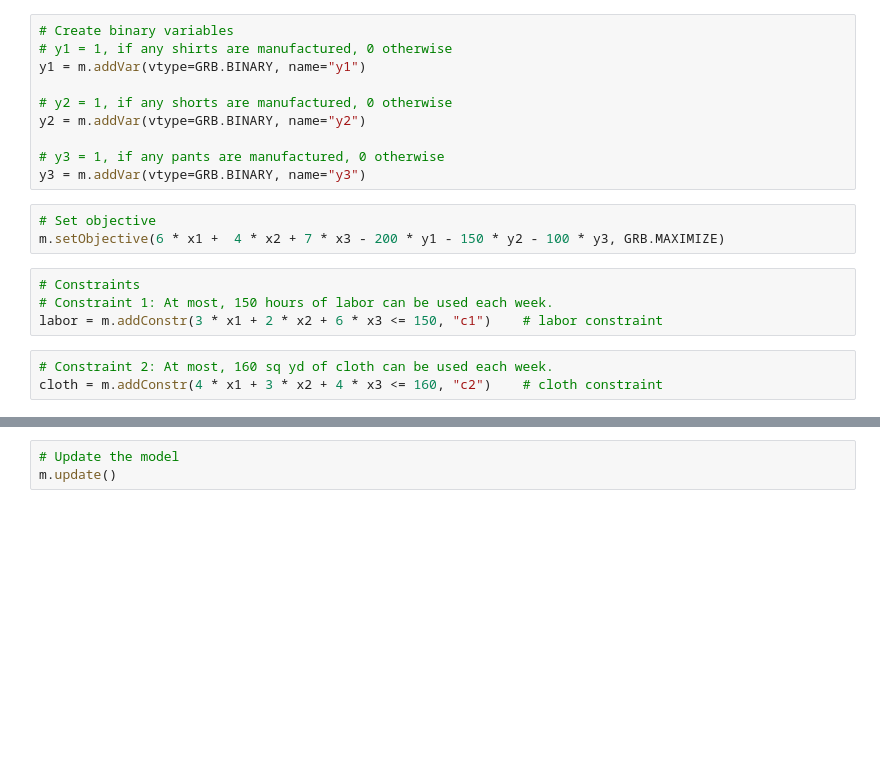
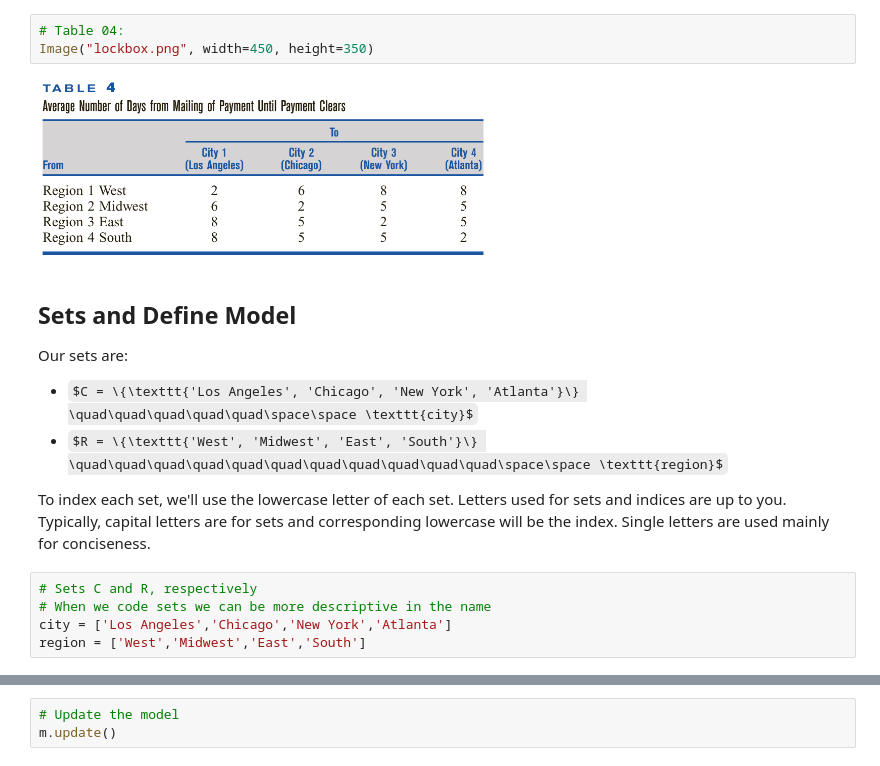
Before and after one commit to r2prof/Optimization, a Jupyter notebook: 04-if-then.ipynb, the cells around one changed output, grey strips where cells are left out. Cells and saved outputs as stored; diff of their text form; some formulas as TeX source; blank space fills up the shorter version.

```diff
--- a/04-if-then.ipynb
+++ b/04-if-then.ipynb
@@ -50,20 +35,18 @@ x3= m.addVar(vtype=GRB.INTEGER, name="x3")
-# %%
-# Create binary variables
-# y1 = 1, if any shirts are manufactured, 0 otherwise
-y1 = m.addVar(vtype=GRB.BINARY, name="y1")
-
-# y2 = 1, if any shorts are manufactured, 0 otherwise
-y2 = m.addVar(vtype=GRB.BINARY, name="y2")
-
-# y3 = 1, if any pants are manufactured, 0 otherwise
-y3 = m.addVar(vtype=GRB.BINARY, name="y3")
-# %%
-# Set objective
-m.setObjective(6 * x1 +  4 * x2 + 7 * x3 - 200 * y1 - 150 * y2 - 100 * y3, GRB.MAXIMIZE)
-# %%
-# Constraints
-# Constraint 1: At most, 150 hours of labor can be used each week.
-labor = m.addConstr(3 * x1 + 2 * x2 + 6 * x3 <= 150, "c1")    # labor constraint
-# %%
-# Constraint 2: At most, 160 sq yd of cloth can be used each week.
-cloth = m.addConstr(4 * x1 + 3 * x2 + 4 * x3 <= 160, "c2")    # cloth constraint
+# %%
+# Table 04:
+Image("lockbox.png", width=450, height=350)
+# %% [output]
+[figure, added]
+# %% [markdown]
+## Sets and Define Model
+Our sets are:
+- $C = \{\texttt{'Los Angeles', 'Chicago', 'New York', 'Atlanta'}\} \quad\quad\quad\quad\quad\space\space \texttt{city}$
+- $R = \{\texttt{'West', 'Midwest', 'East', 'South'}\}
+\quad\quad\quad\quad\quad\quad\quad\quad\quad\quad\quad\space\space \texttt{region}$
+
+To index each set, we'll use the lowercase letter of each set. Letters used for sets and indices are up to you. Typically, capital letters are for sets and corresponding lowercase will be the index. Single letters are used mainly for conciseness.
+# %%
+# Sets C and R, respectively
+# When we code sets we can be more descriptive in the name
+city = ['Los Angeles','Chicago','New York','Atlanta']
+region = ['West','Midwest','East','South']
```
Also changed, not shown: parts of 36 cells of this notebook, 24 other files.
